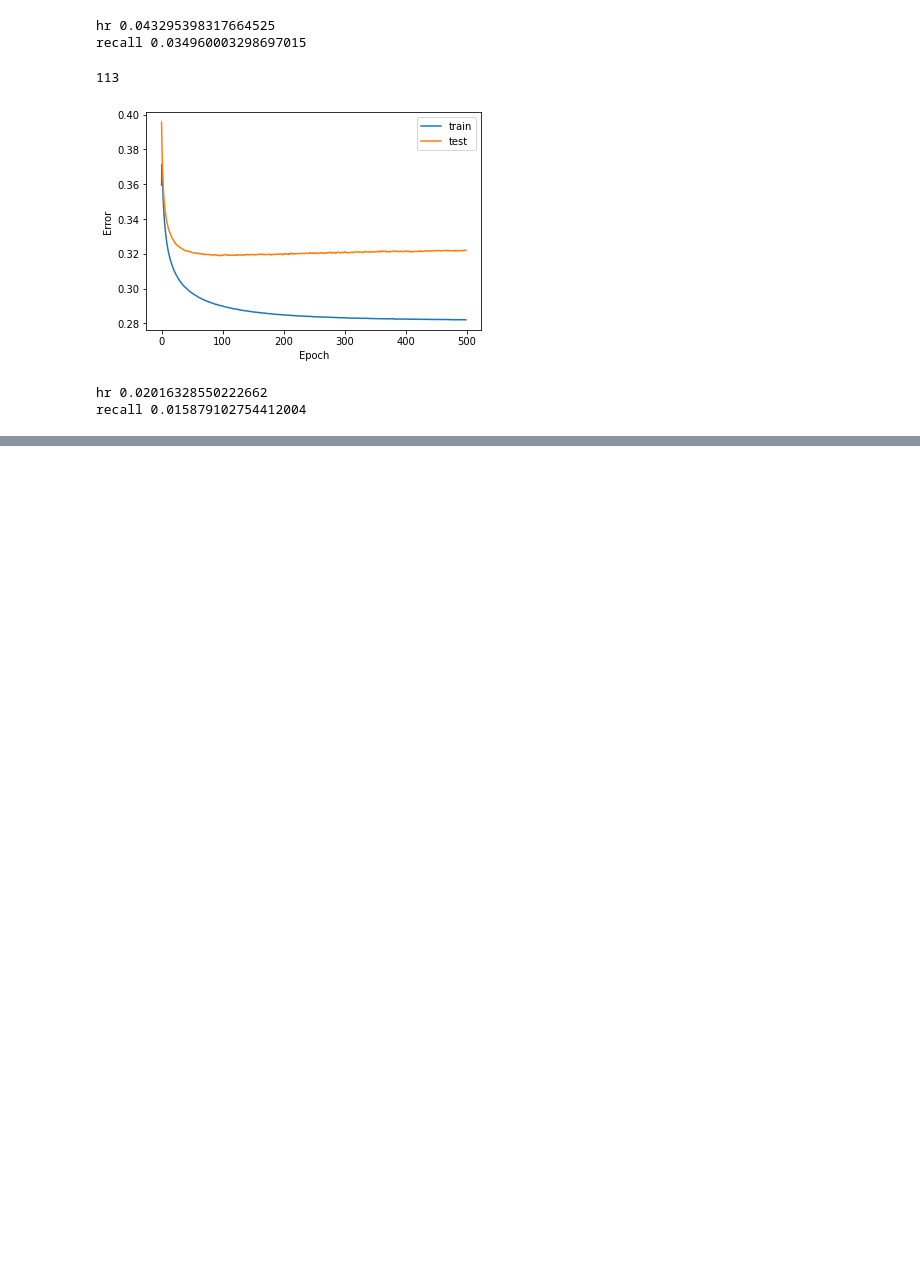
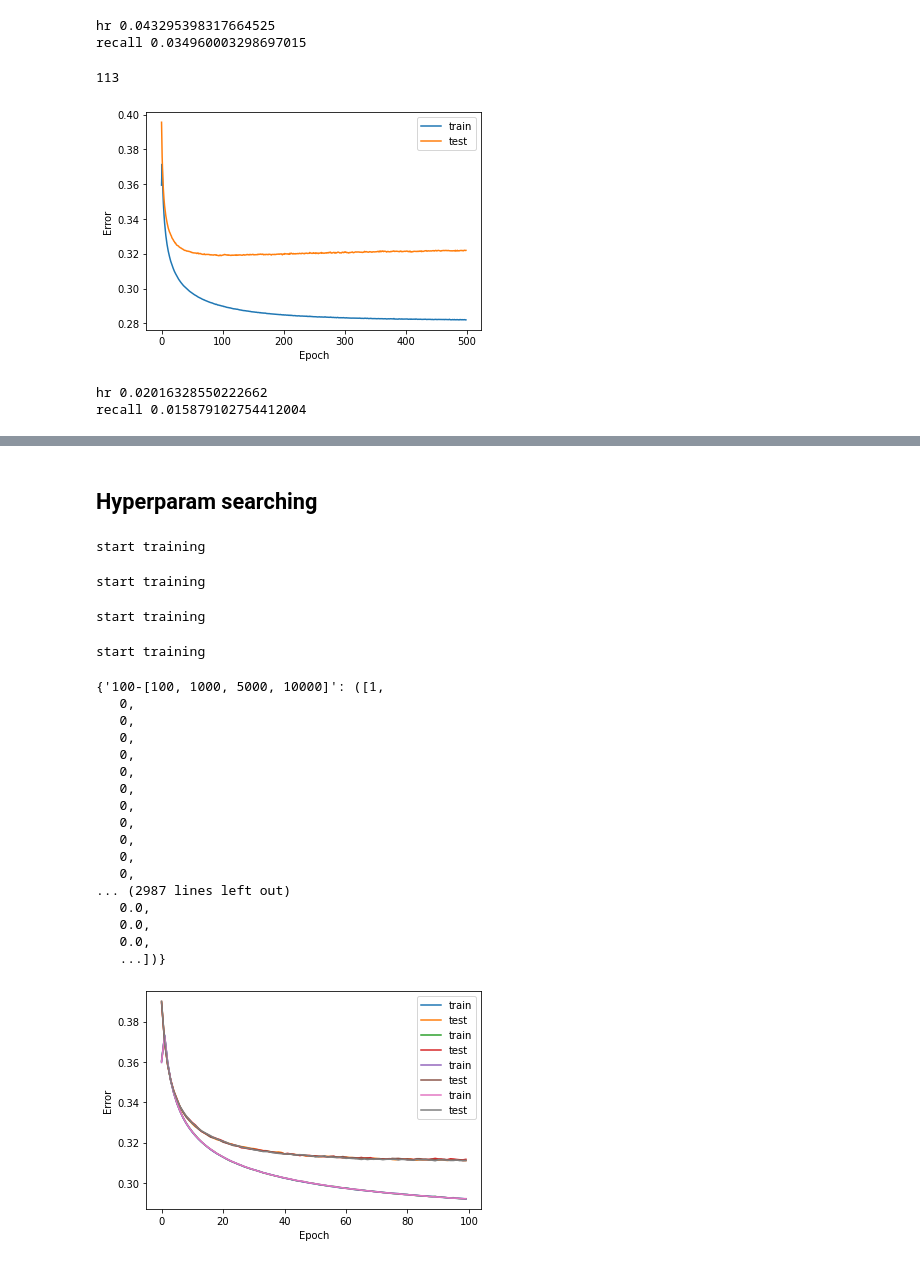
Before and after one commit to jdepreter/ai-project, a Jupyter notebook: rbm_notebook.ipynb, the cells around one changed output, grey strips where cells are left out. Saved outputs shown, nothing was run; the diff lists cells and outputs as text; code cells hidden in the pictures; blank space fills up the shorter version.

```diff
--- a/rbm_notebook.ipynb
+++ b/rbm_notebook.ipynb
@@ -582,8 +573,8 @@ real [20 21]
 # %%
-hrs = []
-rs = []
-for i in range(10):
-    rbm = create_rbm(user_reviews_df_exploded['item_id_int'].max() + 1, 1024, 10240, i)
-    hr, r = compute_hr(rbm)
-    hrs.append(np.average(hr))
-    rs.append(np.average(r))
+# hrs = []
+# rs = []
+# for i in range(10):
+#     rbm = create_rbm(user_reviews_df_exploded['item_id_int'].max() + 1, 1024, 10240, i)
+#     hr, r = compute_hr(rbm)
+#     hrs.append(np.average(hr))
+#     rs.append(np.average(r))
@@ -721,0 +703,39 @@ plt.savefig('errors.jpg')
+# %% [markdown]
+## Hyperparam searching
+# %%
+epochs = [100]
+hidden = [100, 1000, 5000, 10000]
+rbms = []
+results = {}
+
+for epoch in epochs:
+    for n_hidden in hidden:
+        rbm = create_rbm(train_matrix, test_matrix, n_hidden, 10240, epoch)
+        rbms.append(rbm)
+        hr, r, ndcg = compute_hr(train_matrix, test_matrix, rbm)
+        results[f"{epoch}-{n_hidden}"] = (np.average(hr), np.average(r), np.average(ndcg))
+
+results
+# %% [output]
+start training
+start training
+start training
+start training
+{'100-[100, 1000, 5000, 10000]': ([1,
+   0,
+   0,
+   0,
+   0,
+   0,
+   0,
+   0,
+   0,
+   0,
+   0,
+   0,
+... (2987 lines left out)
+   0.0,
+   0.0,
+   0.0,
+   ...])}
+[figure, added]
```
Also changed, not shown: parts of 41 cells of this notebook, 1 other file.
